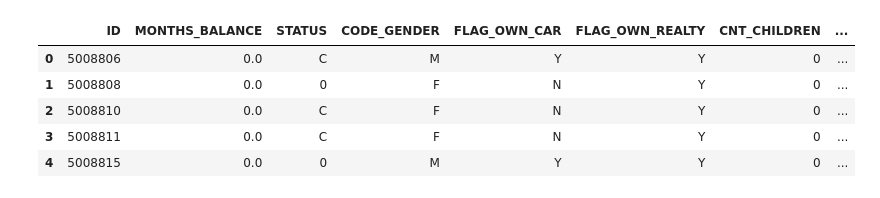
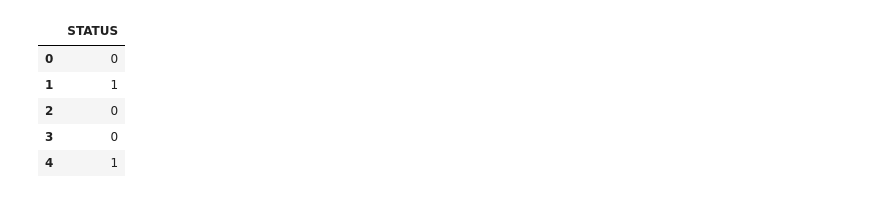
Before and after one commit to Ljubrich/Project-4-Group-1, a Jupyter notebook: Resources/feature_selection.ipynb, the cells around one changed output. Cells and saved outputs as stored; diff of their text form; code cells hidden in the pictures.

```diff
--- a/Resources/feature_selection.ipynb
+++ b/Resources/feature_selection.ipynb
@@ -7,13 +24,13 @@ from sklearn.preprocessing import LabelEncoder
 # %%
-df = pd.read_csv(Path('../credit_card_data.csv'))
-df.head()
+status_df = pd.read_csv(Path('../Resources/Status.csv'))
+status_df.head()
 # %% [output]
-|  | ID | MONTHS_BALANCE | STATUS | CODE_GENDER | FLAG_OWN_CAR | FLAG_OWN_REALTY | CNT_CHILDREN | ... |
-| 0 | 5008806 | 0.0 | C | M | Y | Y | 0 | ... |
-| 1 | 5008808 | 0.0 | 0 | F | N | Y | 0 | ... |
-| 2 | 5008810 | 0.0 | C | F | N | Y | 0 | ... |
-| 3 | 5008811 | 0.0 | C | F | N | Y | 0 | ... |
-| 4 | 5008815 | 0.0 | 0 | M | Y | Y | 0 | ... |
+|  | STATUS |
+| 0 | 0 |
+| 1 | 1 |
+| 2 | 0 |
+| 3 | 0 |
+| 4 | 1 |
 # %%
 df.nunique()
 # %% [output]
```
Also changed, not shown: parts of 7 cells of this notebook, 4 other files.
